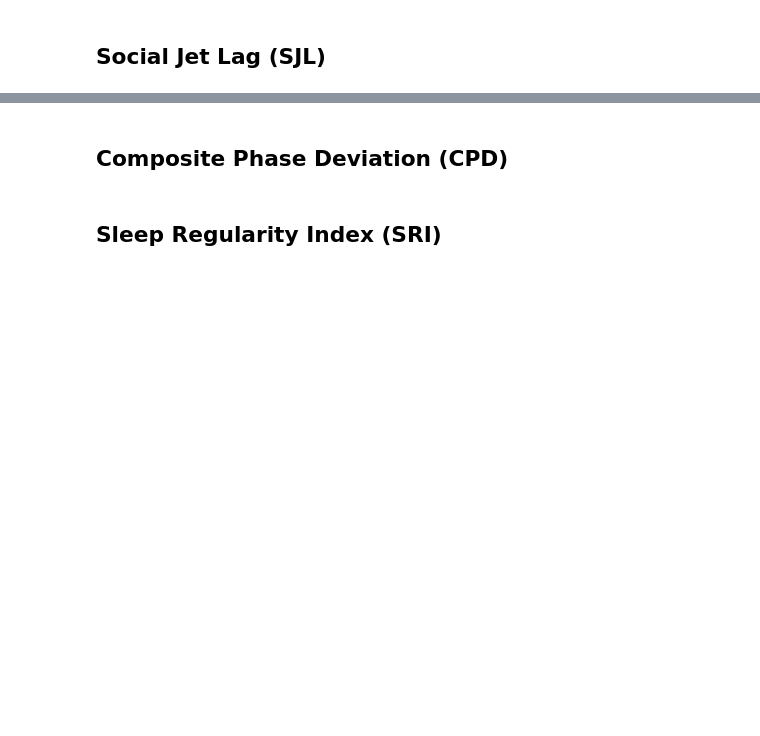
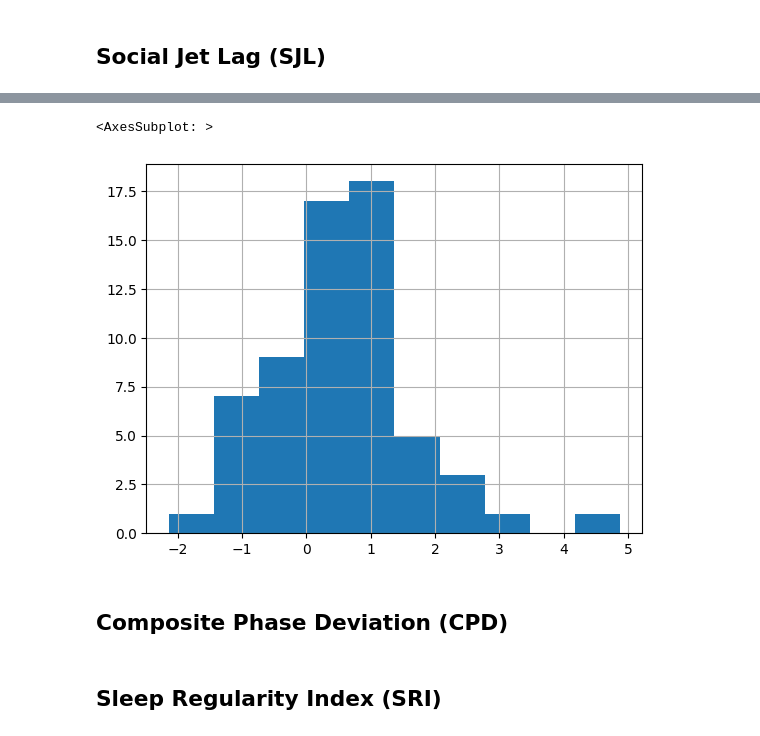
Before and after one commit to kcristinaa/RAIS-miniproject, a Jupyter notebook: notebooks_feature_engineering/sleep_regularity_measurement.ipynb, the cells around one changed output, grey strips where cells are left out. Cells and saved outputs as stored; diff of their text form; code cells hidden in the pictures; blank space fills up the shorter version.

Commit message:
social jet lag completed

```diff
--- a/notebooks_feature_engineering/sleep_regularity_measurement.ipynb
+++ b/notebooks_feature_engineering/sleep_regularity_measurement.ipynb
@@ -230,3 +259,9 @@ IS_index.to_pickle(os.path.join(OUTPUT_DIR, 'is_index.pkl'))
+# %%
+sjl = df_sleep.groupby('id').apply(lambda user_data: social_jet_lag(user_data))
+sjl.hist()
+# %% [output]
+<AxesSubplot: >
+[figure, added]
 # %% [markdown]
 ## Composite Phase Deviation (CPD)
 # %% [markdown]
```
Also changed, not shown: parts of 9 cells of this notebook, 1 other file.
